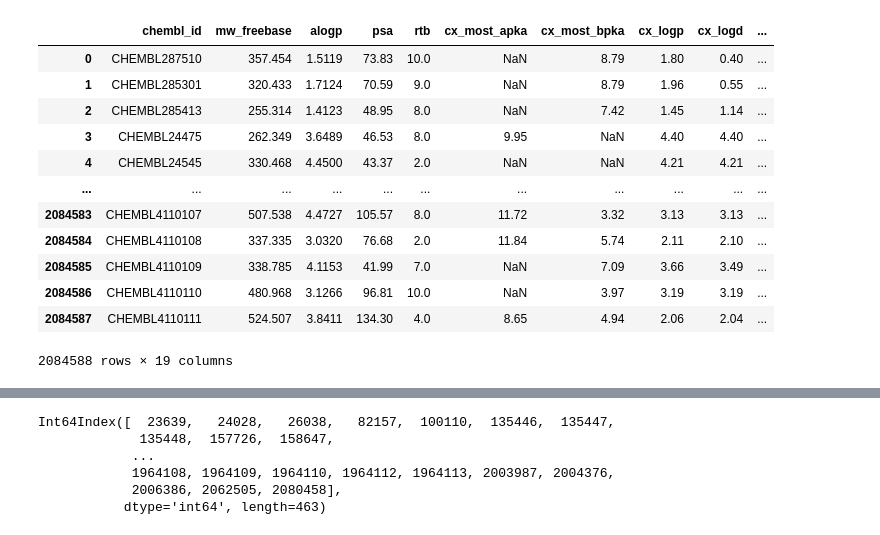
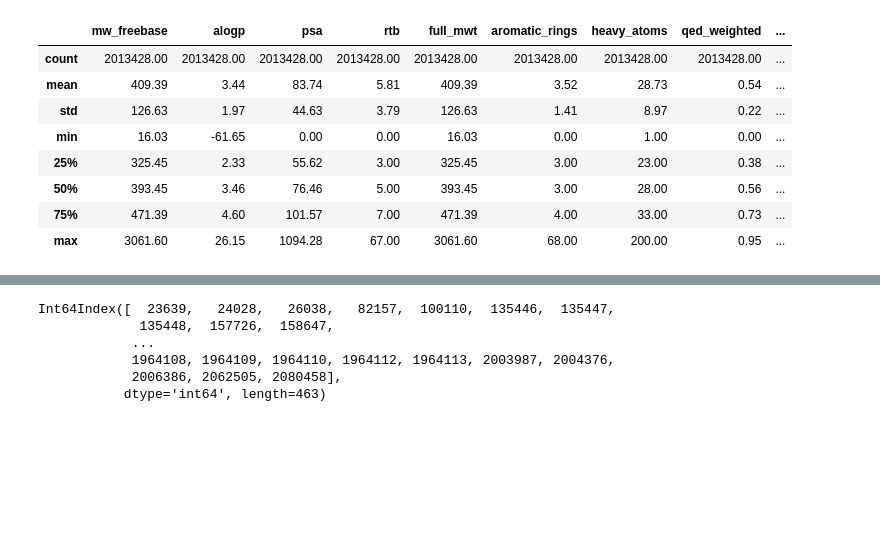
Before and after one commit to alverad-katsuro/chembl_analyser, a Jupyter notebook: cruzipain/analise_dados_att.ipynb, the cells around one changed output, grey strips where cells are left out. Cells and saved outputs as stored; diff of their text form; code cells hidden in the pictures; blank space fills up the shorter version.

```diff
--- a/cruzipain/analise_dados_att.ipynb
+++ b/cruzipain/analise_dados_att.ipynb
@@ -24,17 +23,3 @@ cruz[['Molecule ChEMBL ID', 'Molecular Weight']]
 715 rows × 2 columns
 # %%
-df
+cruz_and_smi = cruz[['Molecule ChEMBL ID', 'Smiles']]
-# %% [output]
-|  | chembl_id | mw_freebase | alogp | psa | rtb | cx_most_apka | cx_most_bpka | cx_logp | cx_logd | ... |
-| 0 | CHEMBL287510 | 357.454 | 1.5119 | 73.83 | 10.0 | NaN | 8.79 | 1.80 | 0.40 | ... |
-| 1 | CHEMBL285301 | 320.433 | 1.7124 | 70.59 | 9.0 | NaN | 8.79 | 1.96 | 0.55 | ... |
-| 2 | CHEMBL285413 | 255.314 | 1.4123 | 48.95 | 8.0 | NaN | 7.42 | 1.45 | 1.14 | ... |
-| 3 | CHEMBL24475 | 262.349 | 3.6489 | 46.53 | 8.0 | 9.95 | NaN | 4.40 | 4.40 | ... |
-| 4 | CHEMBL24545 | 330.468 | 4.4500 | 43.37 | 2.0 | NaN | NaN | 4.21 | 4.21 | ... |
-| ... | ... | ... | ... | ... | ... | ... | ... | ... | ... | ... |
-| 2084583 | CHEMBL4110107 | 507.538 | 4.4727 | 105.57 | 8.0 | 11.72 | 3.32 | 3.13 | 3.13 | ... |
-| 2084584 | CHEMBL4110108 | 337.335 | 3.0320 | 76.68 | 2.0 | 11.84 | 5.74 | 2.11 | 2.10 | ... |
-| 2084585 | CHEMBL4110109 | 338.785 | 4.1153 | 41.99 | 7.0 | NaN | 7.09 | 3.66 | 3.49 | ... |
-| 2084586 | CHEMBL4110110 | 480.968 | 3.1266 | 96.81 | 10.0 | NaN | 3.97 | 3.19 | 3.19 | ... |
-| 2084587 | CHEMBL4110111 | 524.507 | 3.8411 | 134.30 | 4.0 | 8.65 | 4.94 | 2.06 | 2.04 | ... |
-2084588 rows × 19 columns
@@ -50,3 +39,15 @@ from sklearn import preprocessing
+# %%
+df.describe()
+# %% [output]
+|  | mw_freebase | alogp | psa | rtb | full_mwt | aromatic_rings | heavy_atoms | qed_weighted | ... |
+| count | 2013428.00 | 2013428.00 | 2013428.00 | 2013428.00 | 2013428.00 | 2013428.00 | 2013428.00 | 2013428.00 | ... |
+| mean | 409.39 | 3.44 | 83.74 | 5.81 | 409.39 | 3.52 | 28.73 | 0.54 | ... |
+| std | 126.63 | 1.97 | 44.63 | 3.79 | 126.63 | 1.41 | 8.97 | 0.22 | ... |
+| min | 16.03 | -61.65 | 0.00 | 0.00 | 16.03 | 0.00 | 1.00 | 0.00 | ... |
+| 25% | 325.45 | 2.33 | 55.62 | 3.00 | 325.45 | 3.00 | 23.00 | 0.38 | ... |
+| 50% | 393.45 | 3.46 | 76.46 | 5.00 | 393.45 | 3.00 | 28.00 | 0.56 | ... |
+| 75% | 471.39 | 4.60 | 101.57 | 7.00 | 471.39 | 4.00 | 33.00 | 0.73 | ... |
+| max | 3061.60 | 26.15 | 1094.28 | 67.00 | 3061.60 | 68.00 | 200.00 | 0.95 | ... |
 # %%
 prep_clust = pd.get_dummies(df.query("num_lipinski_ro5_violations == 0"), columns=["molecular_species"])
 prep_clust
```
Also changed, not shown: parts of 14 cells of this notebook, 7 other files.
